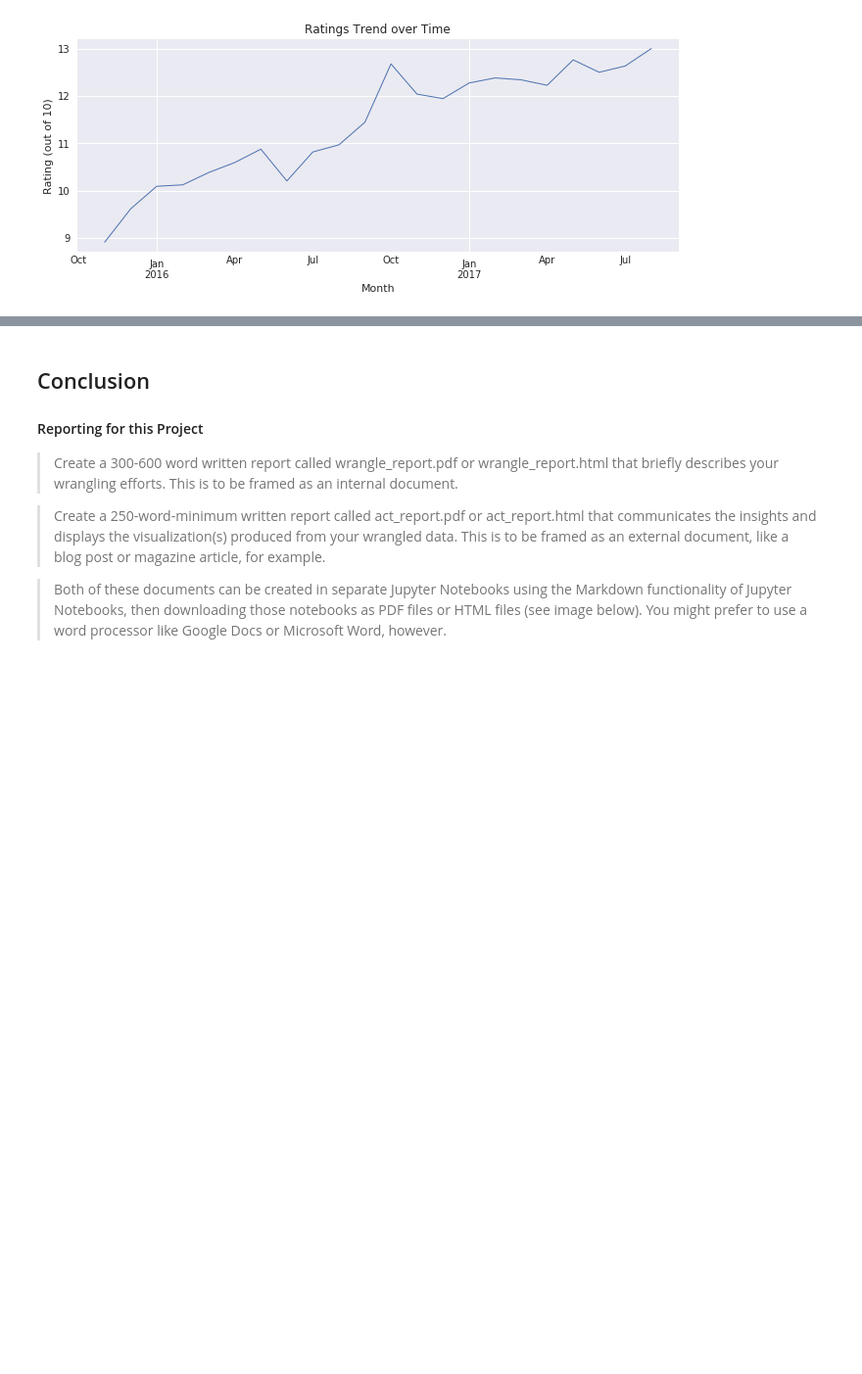
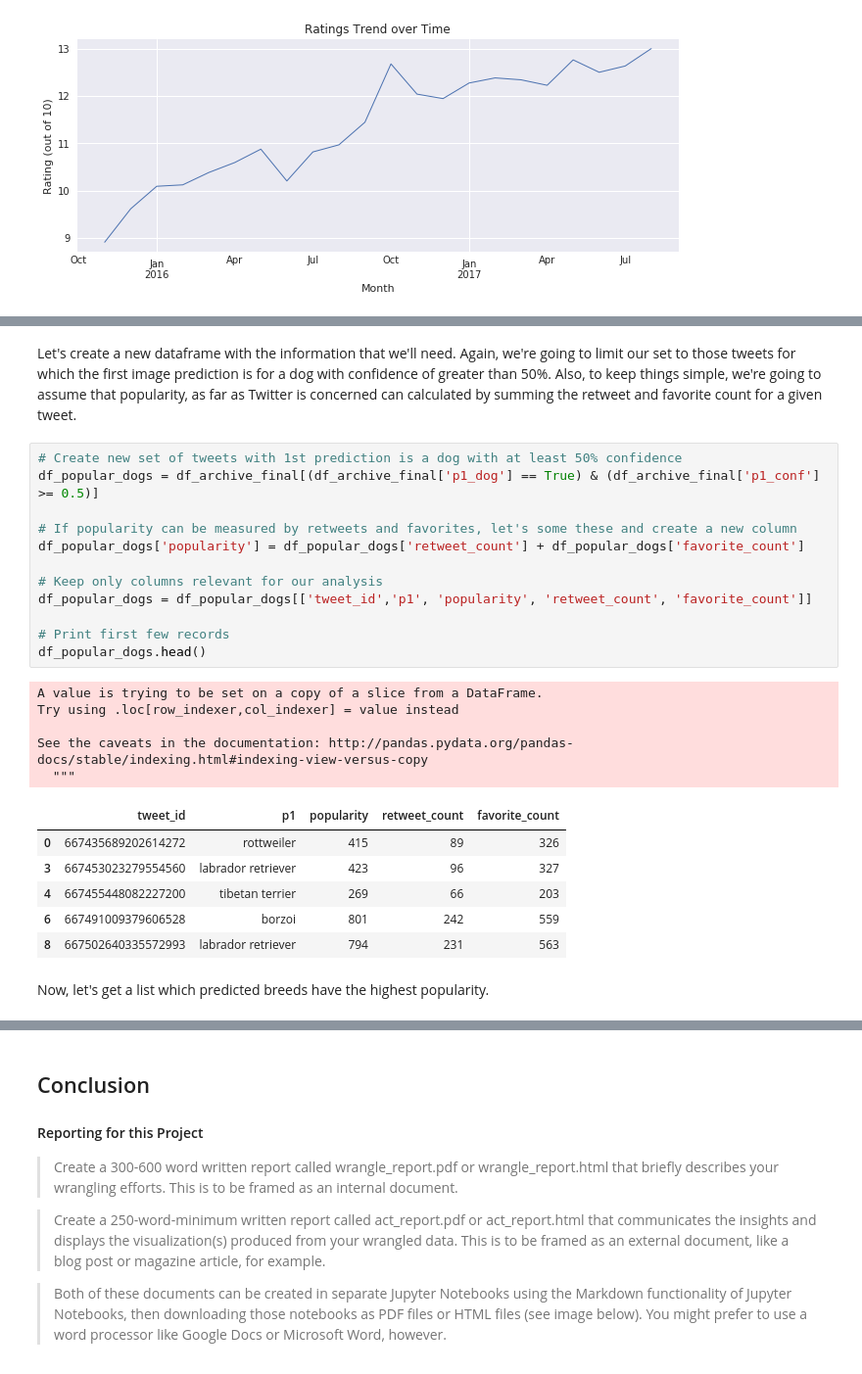
Before and after one commit to maleina/WeRateDogs-Twitter-Analysis, a Jupyter notebook: wrangle_act.ipynb, the cells around one changed output, grey strips where cells are left out. Shown at 98% size. Cells and saved outputs as stored; diff of their text form; blank space fills up the shorter version.

```diff
--- a/wrangle_act.ipynb
+++ b/wrangle_act.ipynb
@@ -1482,0 +1622,28 @@ Here we can clearly see that our average ratings have generally increased over t
+# %% [markdown]
+Let's create a new dataframe with the information that we'll need. Again, we're going to limit our set to those tweets for which the first image prediction is for a dog with confidence of greater than 50%. Also, to keep things simple, we're going to assume that popularity, as far as Twitter is concerned can calculated by summing the retweet and favorite count for a given tweet.
+# %%
+# Create new set of tweets with 1st prediction is a dog with at least 50% confidence
+df_popular_dogs = df_archive_final[(df_archive_final['p1_dog'] == True) & (df_archive_final['p1_conf'] >= 0.5)]
+
+# If popularity can be measured by retweets and favorites, let's some these and create a new column
+df_popular_dogs['popularity'] = df_popular_dogs['retweet_count'] + df_popular_dogs['favorite_count']
+
+# Keep only columns relevant for our analysis
+df_popular_dogs = df_popular_dogs[['tweet_id','p1', 'popularity', 'retweet_count', 'favorite_count']]
+
+# Print first few records
+df_popular_dogs.head()
+# %% [output]
+A value is trying to be set on a copy of a slice from a DataFrame.
+Try using .loc[row_indexer,col_indexer] = value instead
+
+See the caveats in the documentation: http://pandas.pydata.org/pandas-docs/stable/indexing.html#indexing-view-versus-copy
+  """
+|  | tweet_id | p1 | popularity | retweet_count | favorite_count |
+| 0 | 667435689202614272 | rottweiler | 415 | 89 | 326 |
+| 3 | 667453023279554560 | labrador retriever | 423 | 96 | 327 |
+| 4 | 667455448082227200 | tibetan terrier | 269 | 66 | 203 |
+| 6 | 667491009379606528 | borzoi | 801 | 242 | 559 |
+| 8 | 667502640335572993 | labrador retriever | 794 | 231 | 563 |
+# %% [markdown]
+Now, let's get a list which predicted breeds have the highest popularity.
```
Also changed, not shown: parts of 39 cells of this notebook.
